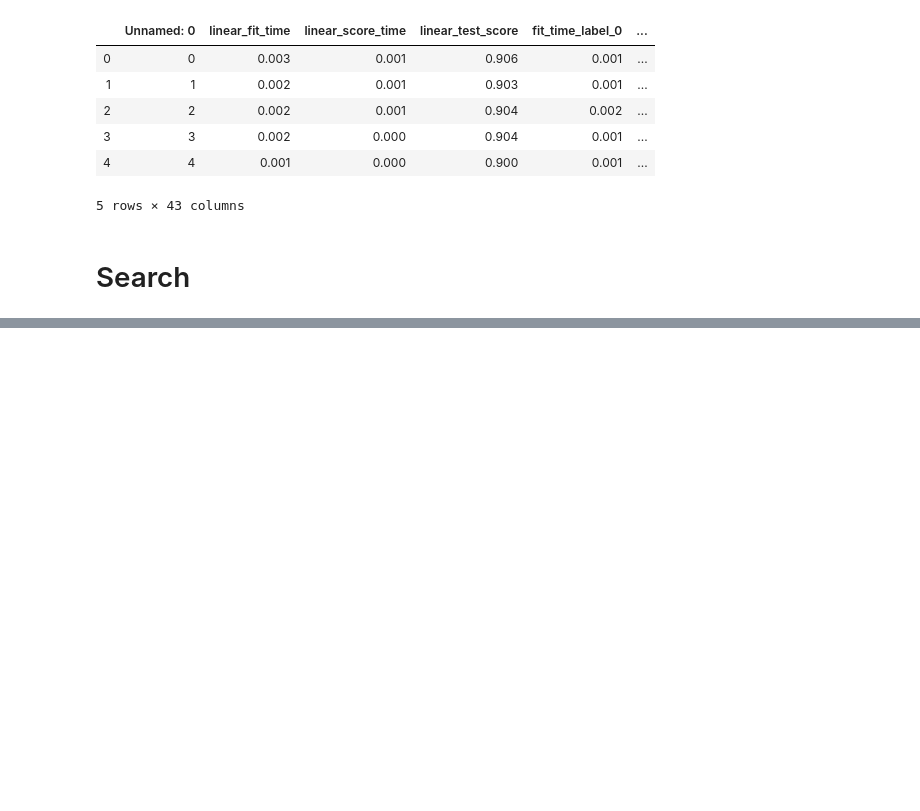
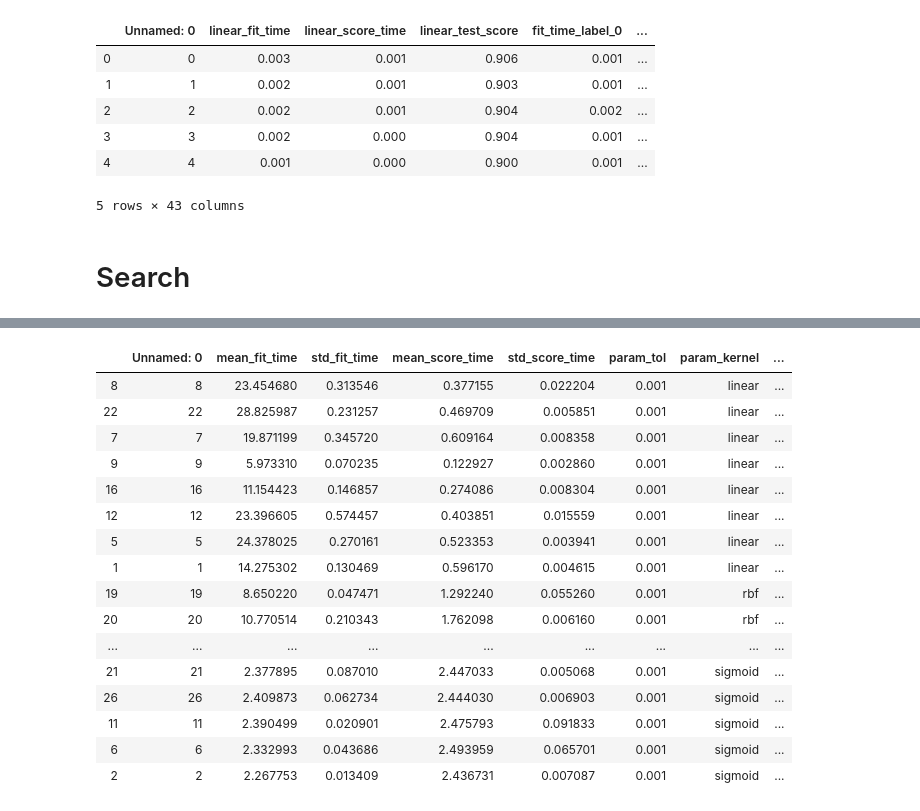
Before and after one commit to mbardwell/masters-simapprox, a Jupyter notebook: smart-sim/simhandler/ieee-13_approximating-with-SVR.ipynb, the cells around one changed output, grey strips where cells are left out. Cells and saved outputs as stored; diff of their text form; code cells hidden in the pictures; blank space fills up the shorter version.

Commit message:
Modify SVR code and add results

```diff
--- a/smart-sim/simhandler/ieee-13_approximating-with-SVR.ipynb
+++ b/smart-sim/simhandler/ieee-13_approximating-with-SVR.ipynb
@@ -680,6 +677,24 @@ Fitting 5 folds for each of 30 candidates, totalling 150 fits
 # %%
 # for reading values if you closed the notebook
-# filepath = (path_to_powerflow_data +
-#            "/results/approximating_with_svr_grid_results-10000_samples-2019-09-12-21-08_label-12.csv")
+filepath = (path_to_powerflow_data +
+           "/results/approximating_with_svr_grid_results-10000_samples-2019-09-14-23-44_label-1.csv")
 imported_results = pd.read_csv(filepath)
 display(imported_results.sort_values(by=["rank_test_r2"]))
+# %% [output]
+|  | Unnamed: 0 | mean_fit_time | std_fit_time | mean_score_time | std_score_time | param_tol | param_kernel | ... |
+| 8 | 8 | 23.454680 | 0.313546 | 0.377155 | 0.022204 | 0.001 | linear | ... |
+| 22 | 22 | 28.825987 | 0.231257 | 0.469709 | 0.005851 | 0.001 | linear | ... |
+| 7 | 7 | 19.871199 | 0.345720 | 0.609164 | 0.008358 | 0.001 | linear | ... |
+| 9 | 9 | 5.973310 | 0.070235 | 0.122927 | 0.002860 | 0.001 | linear | ... |
+| 16 | 16 | 11.154423 | 0.146857 | 0.274086 | 0.008304 | 0.001 | linear | ... |
+| 12 | 12 | 23.396605 | 0.574457 | 0.403851 | 0.015559 | 0.001 | linear | ... |
+| 5 | 5 | 24.378025 | 0.270161 | 0.523353 | 0.003941 | 0.001 | linear | ... |
+| 1 | 1 | 14.275302 | 0.130469 | 0.596170 | 0.004615 | 0.001 | linear | ... |
+| 19 | 19 | 8.650220 | 0.047471 | 1.292240 | 0.055260 | 0.001 | rbf | ... |
+| 20 | 20 | 10.770514 | 0.210343 | 1.762098 | 0.006160 | 0.001 | rbf | ... |
+| ... | ... | ... | ... | ... | ... | ... | ... | ... |
+| 21 | 21 | 2.377895 | 0.087010 | 2.447033 | 0.005068 | 0.001 | sigmoid | ... |
+| 26 | 26 | 2.409873 | 0.062734 | 2.444030 | 0.006903 | 0.001 | sigmoid | ... |
+| 11 | 11 | 2.390499 | 0.020901 | 2.475793 | 0.091833 | 0.001 | sigmoid | ... |
+| 6 | 6 | 2.332993 | 0.043686 | 2.493959 | 0.065701 | 0.001 | sigmoid | ... |
+| 2 | 2 | 2.267753 | 0.013409 | 2.436731 | 0.007087 | 0.001 | sigmoid | ... |
```
Also changed, not shown: parts of 3 cells of this notebook, 4 other files.
